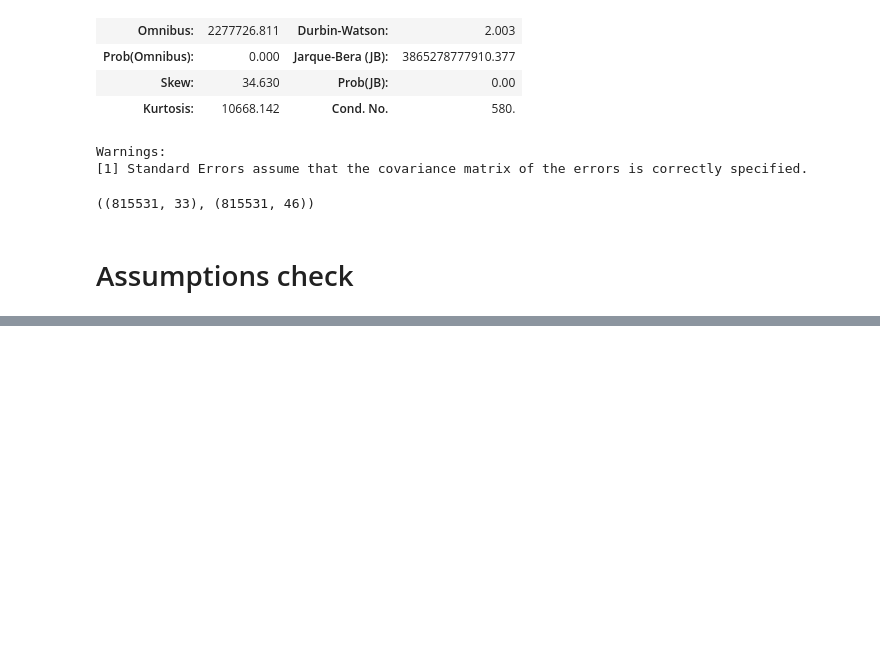
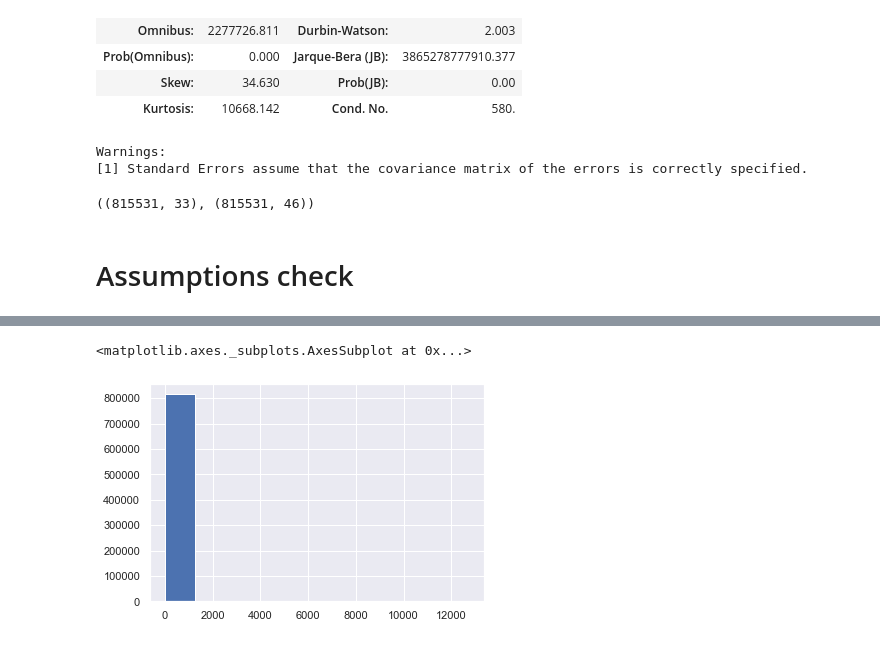
Before and after one commit to srosamont/Projects_Ironhack, a Jupyter notebook: Book_loan/Book_Loan_Cleaning.ipynb, the cells around one changed output, grey strips where cells are left out. Saved outputs shown, nothing was run; the diff lists cells and outputs as text; code cells hidden in the pictures; blank space fills up the shorter version.

```diff
--- a/Book_loan/Book_Loan_Cleaning.ipynb
+++ b/Book_loan/Book_Loan_Cleaning.ipynb
@@ -1073,0 +1488,5 @@ X.shape,df1.shape
+# %%
+y.hist()
+# %% [output]
+<matplotlib.axes._subplots.AxesSubplot at 0x...>
+[figure, added]
```
Also changed, not shown: parts of 7 cells of this notebook.
